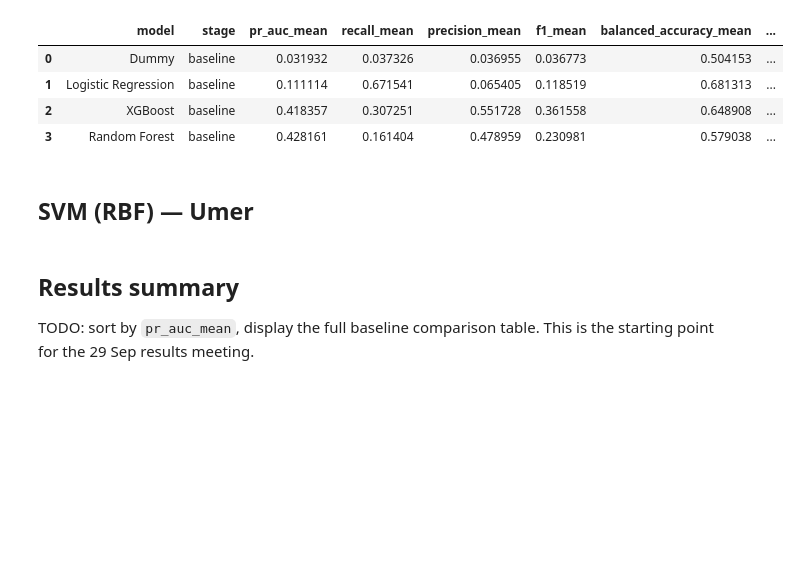
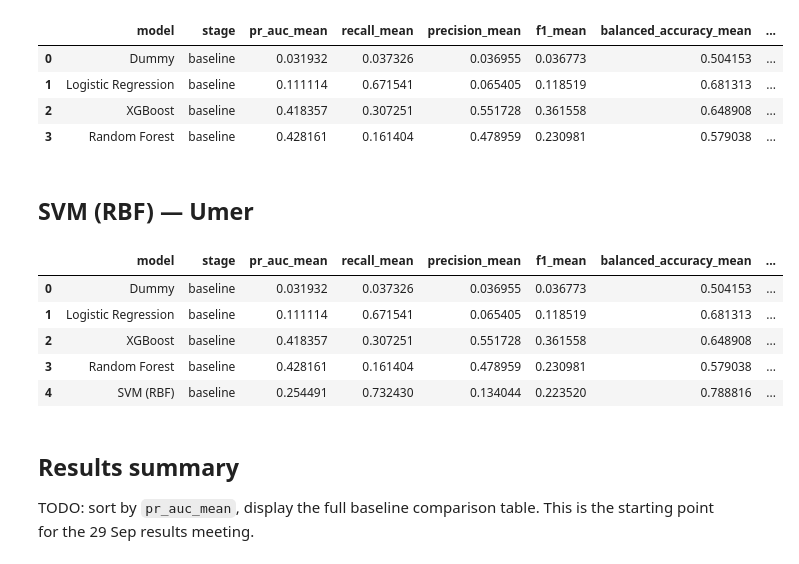
Before and after one commit to Bimsara-Yehan/UR3-CobotOps-Fault-Detection, a Jupyter notebook: notebooks/05_baseline_models.ipynb, the cells around one changed output. Cells and saved outputs as stored; diff of their text form; code cells hidden in the pictures; blank space fills up the shorter version.

```diff
--- a/notebooks/05_baseline_models.ipynb
+++ b/notebooks/05_baseline_models.ipynb
@@ -133,8 +133,21 @@ results
 # %% [markdown]
 ## SVM (RBF) — Umer
 # %%
-# TODO: SVC(kernel="rbf", class_weight="balanced", probability=True, random_state=RANDOM_STATE)
-# TODO: run evaluate_cv, append row to results
+svm_pipeline = Pipeline([
+    ("preprocessing", build_preprocessing_pipeline(continuous_cols, binary_cols)),
+    ("classifier", SVC(kernel="rbf", class_weight="balanced", probability=True, random_state=RANDOM_STATE)),
+])
+
+svm_scores = evaluate_cv(svm_pipeline, X_train, y_train, groups)
+add_result("SVM (RBF)", "baseline", svm_scores)
+results
+# %% [output]
+|  | model | stage | pr_auc_mean | recall_mean | precision_mean | f1_mean | balanced_accuracy_mean | ... |
+| 0 | Dummy | baseline | 0.031932 | 0.037326 | 0.036955 | 0.036773 | 0.504153 | ... |
+| 1 | Logistic Regression | baseline | 0.111114 | 0.671541 | 0.065405 | 0.118519 | 0.681313 | ... |
+| 2 | XGBoost | baseline | 0.418357 | 0.307251 | 0.551728 | 0.361558 | 0.648908 | ... |
+| 3 | Random Forest | baseline | 0.428161 | 0.161404 | 0.478959 | 0.230981 | 0.579038 | ... |
+| 4 | SVM (RBF) | baseline | 0.254491 | 0.732430 | 0.134044 | 0.223520 | 0.788816 | ... |
 # %% [markdown]
 ## Results summary
 
```
Also changed, not shown: parts of 2 cells of this notebook.
